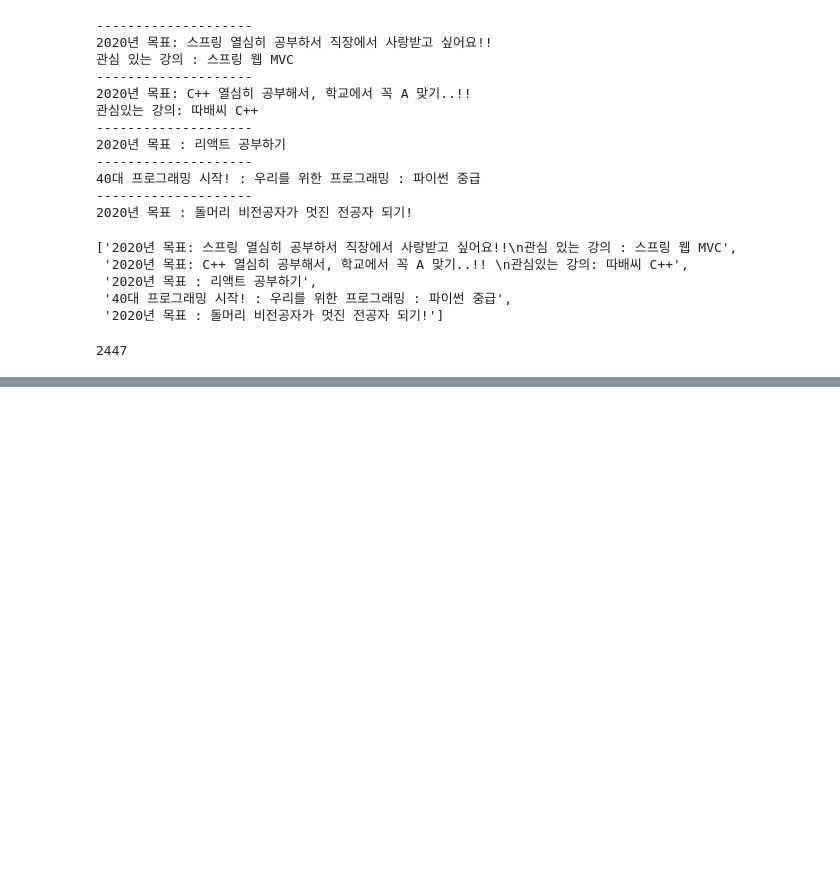
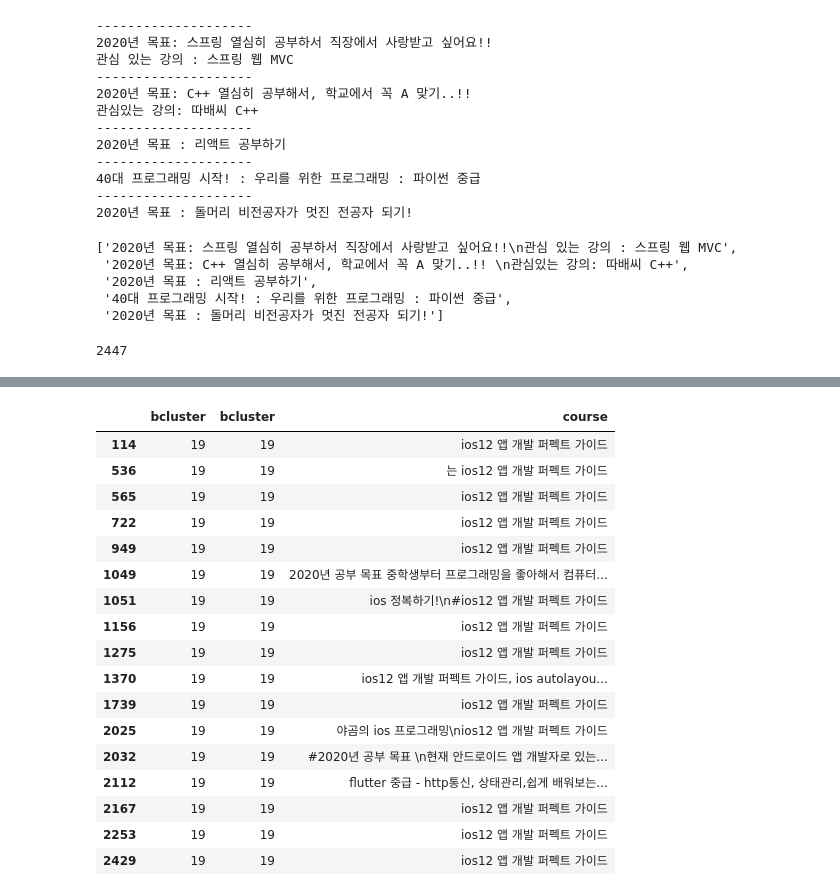
Before and after one commit to seoran/github-slideshow, a Jupyter notebook: 오늘코드_인프런_댓글_분석하기.ipynb, the cells around one changed output, grey strips where cells are left out. Cells and saved outputs as stored; diff of their text form; code cells hidden in the pictures; blank space fills up the shorter version.

```diff
--- a/오늘코드_인프런_댓글_분석하기.ipynb
+++ b/오늘코드_인프런_댓글_분석하기.ipynb
@@ -115,0 +493,13 @@ pd.DataFrame({"text":events})
+# %%
+from sklearn.cluster import KMeans
+from tqdm import trange
+inertia = []
+
+start=10
+end=50
+
+#적절한 클러스터의 갯수를 알기 위해 inertia 값을 구함
+for i in trange(start,end):
+  cls=KMeans(n_clusters=i, random_state=42)
+  cls.fit(feature_vector)
+  inertia.append(cls.inertia_)
@@ -115,0 +521,6 @@ pd.DataFrame({"text":events})
+# %%
+n_clusters=30
+cls=KMeans(n_clusters=n_clusters,random_state=42)
+cls.fit(feature_vector)
+predict=cls.predict(feature_vector)
+df["cluster"]=predict
@@ -115,0 +541,10 @@ pd.DataFrame({"text":events})
+# %%
+#batch_size 를 쓸 수 있는 MiniBatchMeans 로 군집화
+from sklearn.cluster import MiniBatchKMeans
+b_inertia=[]
+
+#적절한 클러스터의 갯수를 알기 위해 inertia 값을 구함
+for i in trange(start,end) :
+  cls = MiniBatchKMeans(n_clusters=i,random_state=42)
+  cls.fit(feature_vector)
+  b_inertia.append(cls.inertia_)
@@ -115,0 +563,5 @@ pd.DataFrame({"text":events})
+# %%
+cls=MiniBatchKMeans(n_clusters=n_clusters, random_state=42)
+cls.fit(feature_vector)
+predict=cls.predict(feature_vector)
+df["bcluster"]=predict
@@ -115,0 +588,21 @@ pd.DataFrame({"text":events})
+# %%
+df.loc[df["bcluster"]==19,["bcluster","bcluster","course"]]
+# %% [output]
+|  | bcluster | bcluster | course |
+| 114 | 19 | 19 | ios12 앱 개발 퍼펙트 가이드 |
+| 536 | 19 | 19 | 는 ios12 앱 개발 퍼펙트 가이드 |
+| 565 | 19 | 19 | ios12 앱 개발 퍼펙트 가이드 |
+| 722 | 19 | 19 | ios12 앱 개발 퍼펙트 가이드 |
+| 949 | 19 | 19 | ios12 앱 개발 퍼펙트 가이드 |
+| 1049 | 19 | 19 | 2020년 공부 목표 중학생부터 프로그래밍을 좋아해서 컴퓨터... |
+| 1051 | 19 | 19 | ios 정복하기!\n#ios12 앱 개발 퍼펙트 가이드 |
+| 1156 | 19 | 19 | ios12 앱 개발 퍼펙트 가이드 |
+| 1275 | 19 | 19 | ios12 앱 개발 퍼펙트 가이드 |
+| 1370 | 19 | 19 | ios12 앱 개발 퍼펙트 가이드, ios autolayou... |
+| 1739 | 19 | 19 | ios12 앱 개발 퍼펙트 가이드 |
+| 2025 | 19 | 19 | 야곰의 ios 프로그래밍\nios12 앱 개발 퍼펙트 가이드 |
+| 2032 | 19 | 19 | #2020년 공부 목표 \n현재 안드로이드 앱 개발자로 있는... |
+| 2112 | 19 | 19 | flutter 중급 - http통신, 상태관리,쉽게 배워보는... |
+| 2167 | 19 | 19 | ios12 앱 개발 퍼펙트 가이드 |
+| 2253 | 19 | 19 | ios12 앱 개발 퍼펙트 가이드 |
+| 2429 | 19 | 19 | ios12 앱 개발 퍼펙트 가이드 |
```
Also changed, not shown: parts of 55 cells of this notebook.
